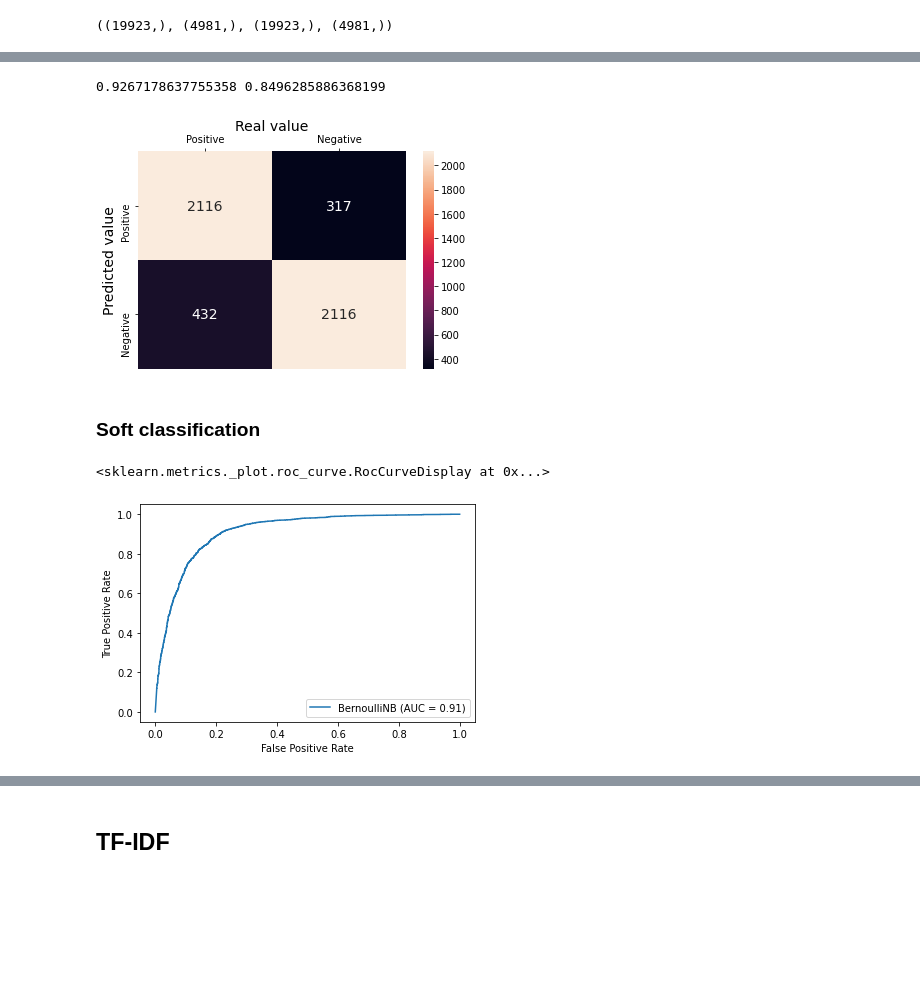
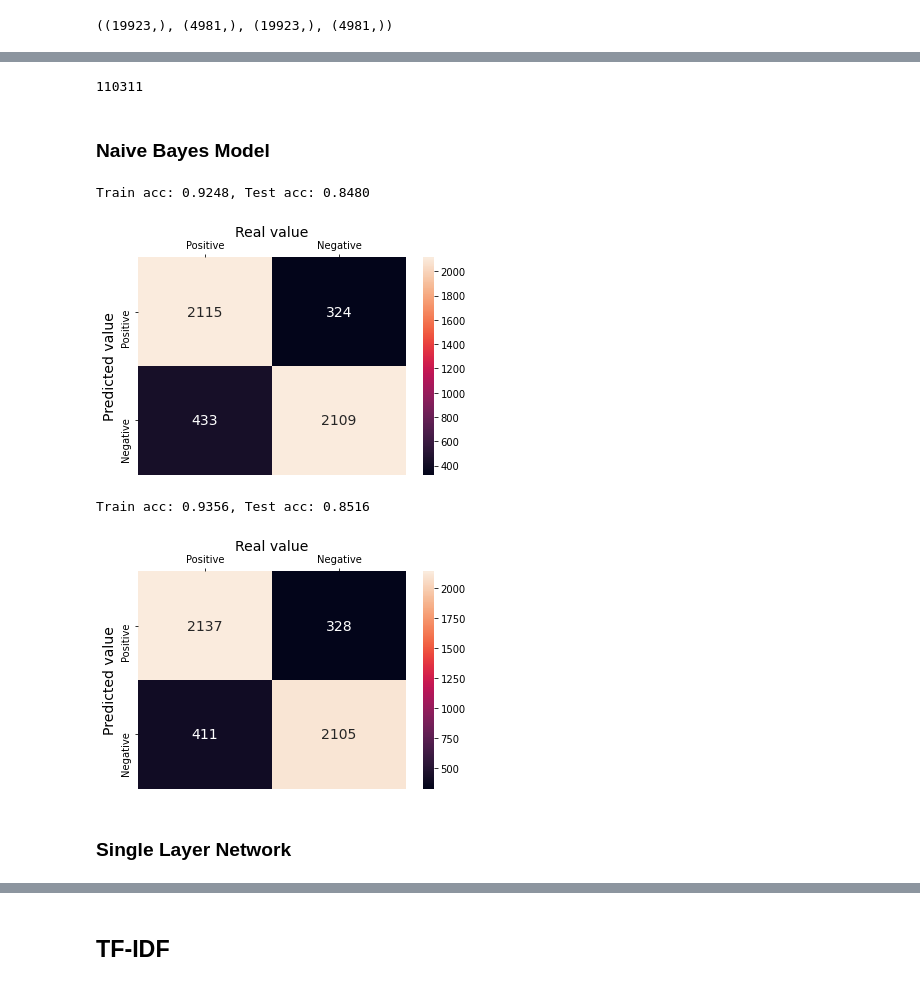
Before and after one commit to ixiaopan/DataScience, a Jupyter notebook: Exercise/SentimentAnalysis/MovieReview.ipynb, the cells around one changed output, grey strips where cells are left out. Drawn from its saved outputs; the diff is of its cells as text; code cells hidden in the pictures; blank space fills up the shorter version.

```diff
--- a/Exercise/SentimentAnalysis/MovieReview.ipynb
+++ b/Exercise/SentimentAnalysis/MovieReview.ipynb
@@ -321,17 +419,49 @@ MultinomialNB()
+# %%
+# occurrence
+vectorizer_bin = CountVectorizer(binary=True)
+
+X_train_dtm_bin = vectorizer_bin.fit_transform(X_train_raw)
+X_test_dtm_bin = vectorizer_bin.transform(X_test_raw)
+
+print(len(vectorizer_bin.get_feature_names()))
+# %% [output]
+110311
+# %% [markdown]
+### Naive Bayes Model
 # %%
+# frequency
+
+mnb = MultinomialNB()
+mnb.fit(X_train_dtm, y_train)
+
 y_train_pred = mnb.predict(X_train_dtm)
 y_test_pred = mnb.predict(X_test_dtm)
 
-print(accuracy_score(y_train, y_train_pred), accuracy_score(y_test, y_test_pred))
+print('Train acc: %.4f, Test acc: %.4f'
+      % (accuracy_score(y_train, y_train_pred), accuracy_score(y_test, y_test_pred))
+)
+
 plot_confuse_matrix(confusion_matrix(y_test, y_test_pred))
 # %% [output]
-0.9267178637755358 0.8496285886368199
+Train acc: 0.9248, Test acc: 0.8480
 [figure]
-# %% [markdown]
-### Soft classification
-# %%
-
-plot_roc_curve(bnb, X_test_dtm, y_test)
-# %% [output]
-<sklearn.metrics._plot.roc_curve.RocCurveDisplay at 0x...>
-[figure, removed]
+# %%
+# occurrence
+
+mnb = MultinomialNB()
+mnb.fit(X_train_dtm_bin, y_train)
+
+y_train_bin_pred = mnb.predict(X_train_dtm_bin)
+y_test_bin_pred = mnb.predict(X_test_dtm_bin)
+
+print('Train acc: %.4f, Test acc: %.4f'
+      % (accuracy_score(y_train, y_train_bin_pred),
+         accuracy_score(y_test, y_test_bin_pred))
+)
+
+plot_confuse_matrix(confusion_matrix(y_test, y_test_bin_pred))
+# %% [output]
+Train acc: 0.9356, Test acc: 0.8516
+[figure, added]
+# %% [markdown]
+### Single Layer Network
```
Also changed, not shown: parts of 54 cells of this notebook, 2 other files.
